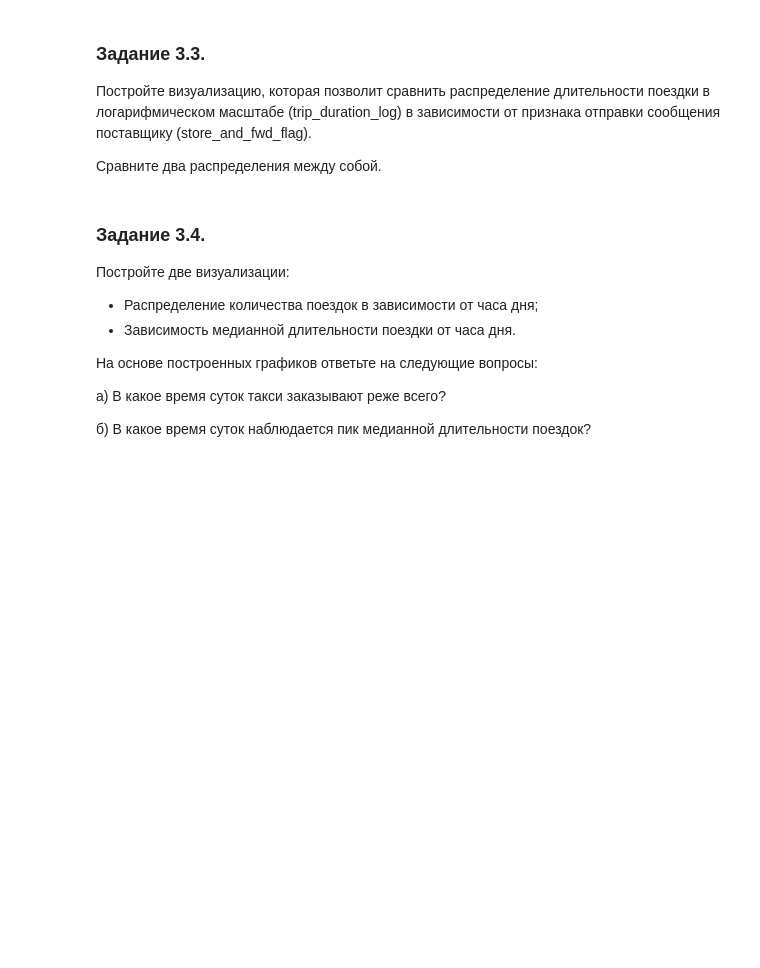
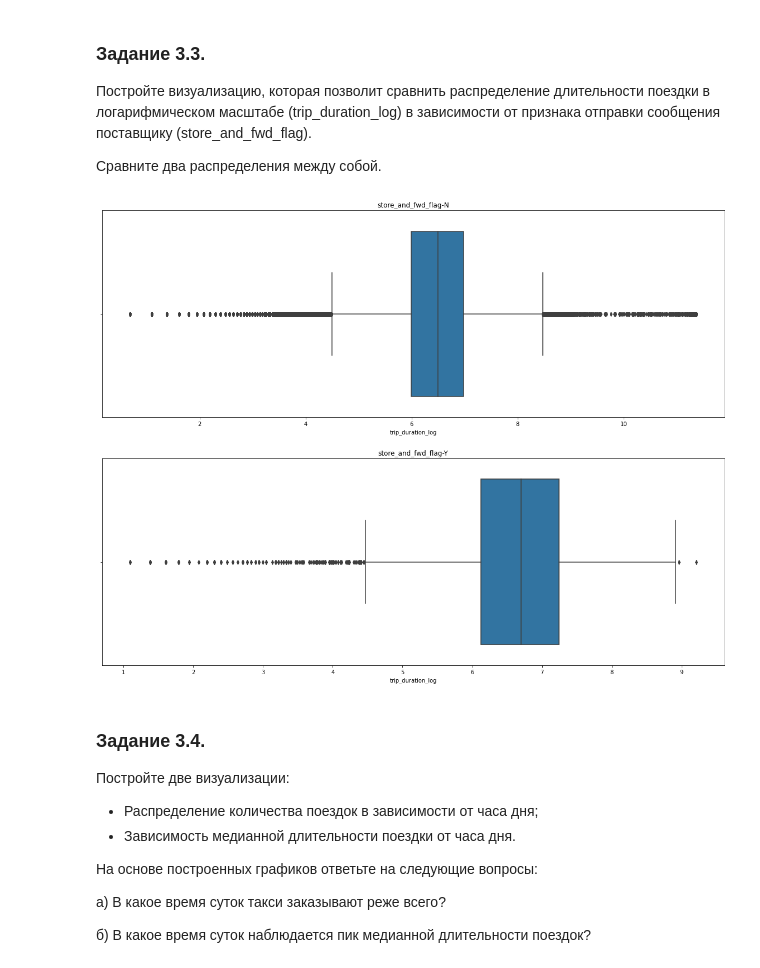
Before and after one commit to VladislavShumskiy/Projects, a Jupyter notebook: project_5/Project-5._Ноутбук-шаблон.ipynb, the cells around one changed output. Cells and saved outputs as stored; diff of their text form; code cells hidden in the pictures; blank space fills up the shorter version.

```diff
--- a/project_5/Project-5._Ноутбук-шаблон.ipynb
+++ b/project_5/Project-5._Ноутбук-шаблон.ipynb
@@ -452,3 +544,10 @@ taxi_data['trip_duration_log'] = np.log(taxi_data['trip_duration']+1)
+# %%
+fig, ax = plt.subplots(df['store_and_fwd_flag'].nunique(),1,figsize=(20,15))
+for index, value in enumerate(df['store_and_fwd_flag'].value_counts().sort_index().index):
+    sns.boxplot(x = df[df['store_and_fwd_flag']==value]['trip_duration_log'], ax=ax[index]);
+    ax[index].set_title('store_and_fwd_flag-' + str(value))
+# %% [output]
+[figure, added]
 # %% [markdown]
 ### Задание 3.4.
 Постройте две визуализации:
```
Also changed, not shown: parts of 34 cells of this notebook, 2 other files.
